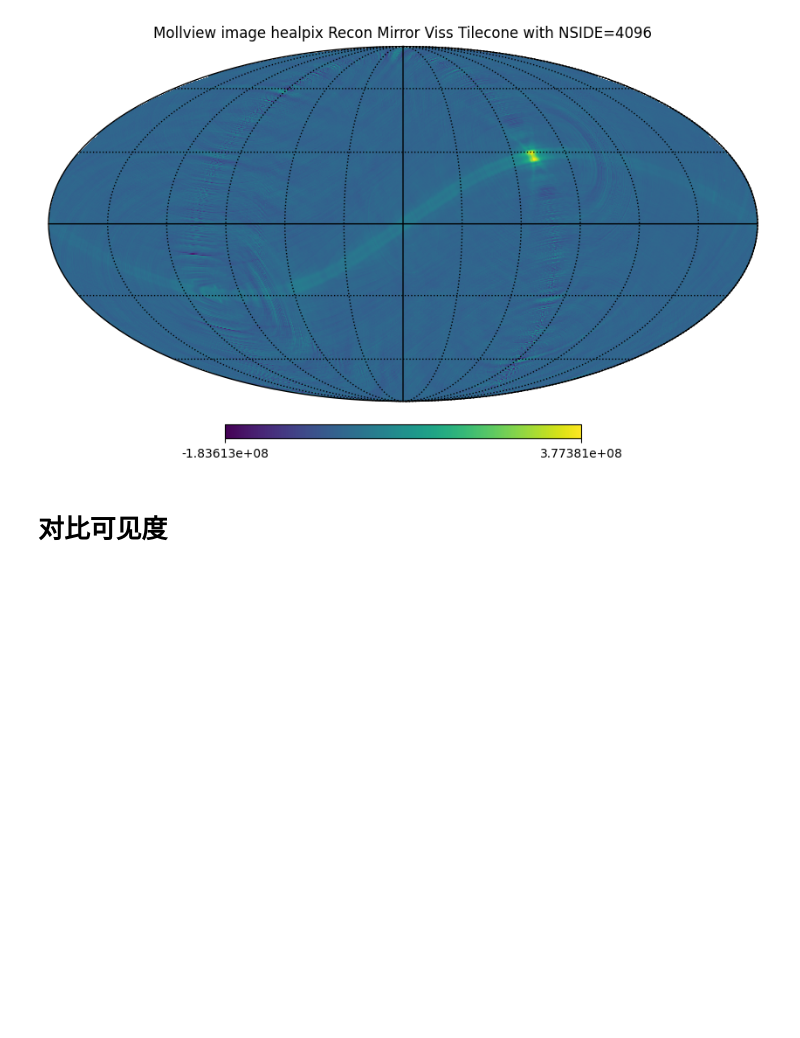
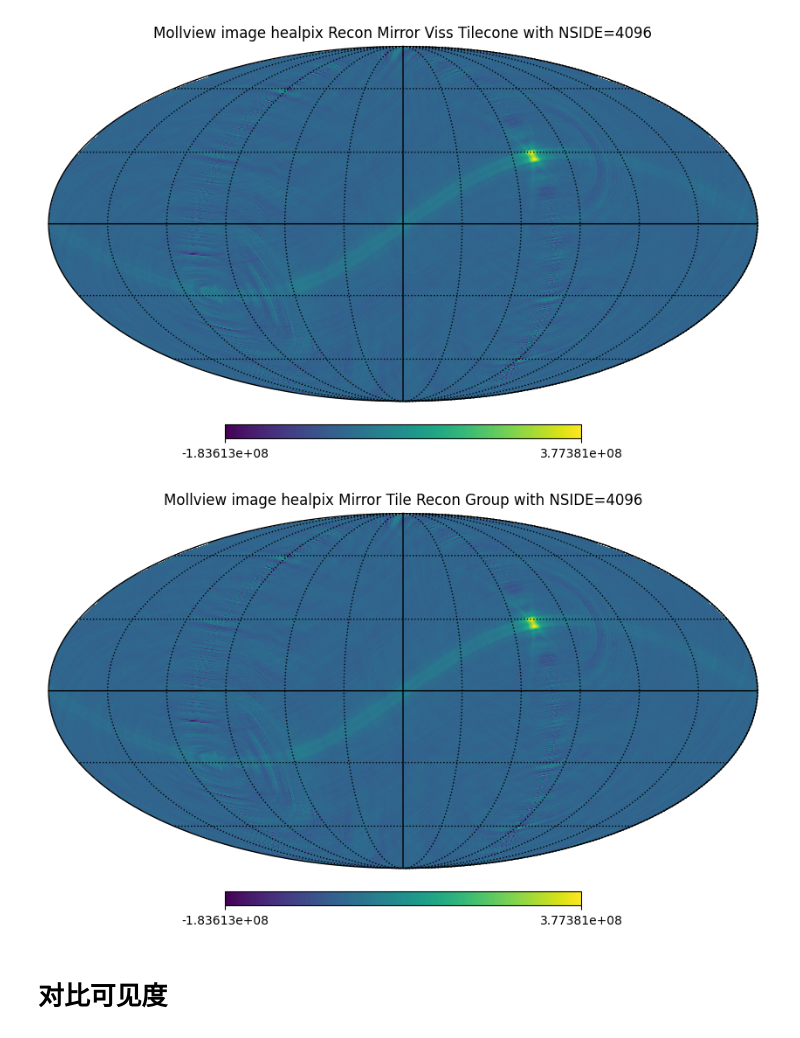
Before and after one commit to SSshuishui/viss_optimize_ws, a Jupyter notebook: healpix_ws_10Mhz.ipynb, the cells around one changed output. Drawn from its saved outputs; the diff is of its cells as text; code cells hidden in the pictures; blank space fills up the shorter version.

Commit message:
recon stage with group for occ_mode=2

```diff
--- a/healpix_ws_10Mhz.ipynb
+++ b/healpix_ws_10Mhz.ipynb
@@ -41,6 +41,14 @@ hp.graticule()  # 添加经纬线
 plt.show()
 # %% [output]
 [figure]
+# %%
+recon_mirror_viss_opt_image = np.fromfile("./out10M_mirror_tile_recon_group/C1day10M.bin", dtype=np.float32)
+
+hp.mollview(recon_mirror_viss_opt_image, nest=True, title="Mollview image healpix Mirror Tile Recon Group with NSIDE=4096")
+hp.graticule()  # 添加经纬线
+plt.show()
+# %% [output]
+[figure, added]
 # %% [markdown]
 # 对比可见度
 # %%
```
Also changed, not shown: 7 other files.
